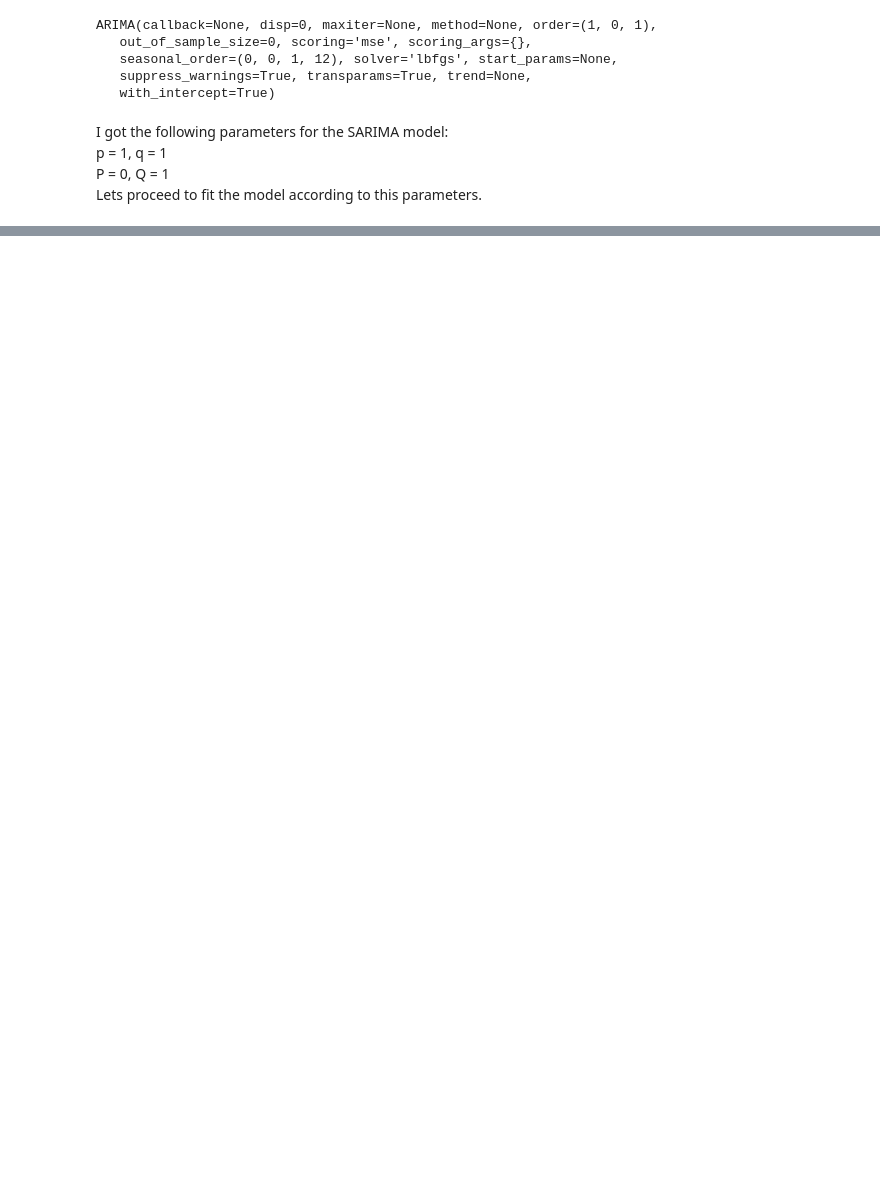
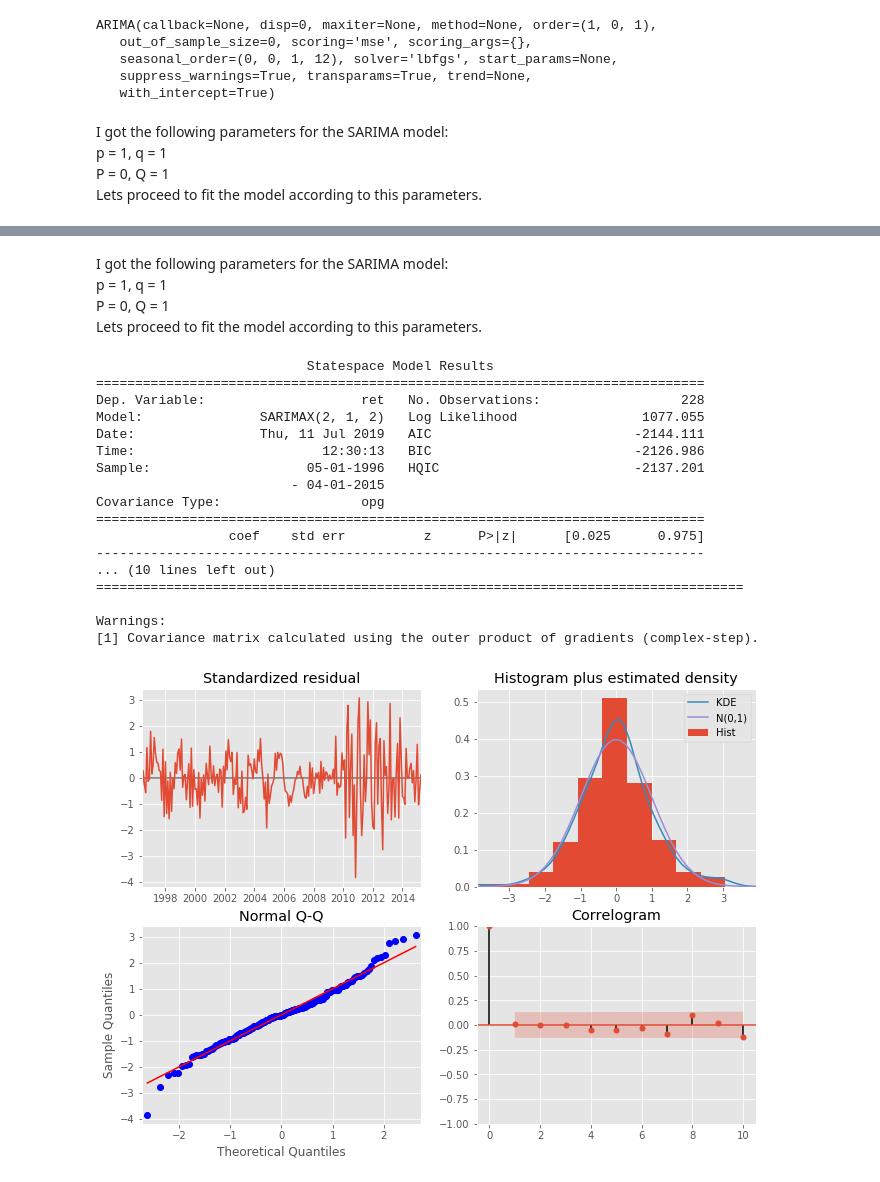
Before and after one commit to feraguilari/dsc-mod-4-project-online-ds-pt-021119, a Jupyter notebook: student.ipynb, the cells around one changed output, grey strips where cells are left out. Cells and saved outputs as stored; diff of their text form; code cells hidden in the pictures; blank space fills up the shorter version.

```diff
--- a/student.ipynb
+++ b/student.ipynb
@@ -569,0 +608,29 @@ test.mean()/0.008441127667917185
+# %% [markdown]
+I got the following parameters for the SARIMA model:<br>
+p = 1, q = 1<br>
+P = 0, Q = 1<br>
+Lets proceed to fit the model according to this parameters.
+# %%
+#Fit the SARIMA model and get results.
+pdq = (2,1,2)
+pdqs = (0,0,0,1)
+train, test, results = model_fit(TS_29461,pdq=pdq,pdqs=pdqs)
+# %% [output]
+                           Statespace Model Results
+==============================================================================
+Dep. Variable:                    ret   No. Observations:                  228
+Model:               SARIMAX(2, 1, 2)   Log Likelihood                1077.055
+Date:                Thu, 11 Jul 2019   AIC                          -2144.111
+Time:                        12:30:13   BIC                          -2126.986
+Sample:                    05-01-1996   HQIC                         -2137.201
+                         - 04-01-2015
+Covariance Type:                  opg
+==============================================================================
+                 coef    std err          z      P>|z|      [0.025      0.975]
+------------------------------------------------------------------------------
+... (10 lines left out)
+===================================================================================
+
+Warnings:
+[1] Covariance matrix calculated using the outer product of gradients (complex-step).
+[figure, added]
```
Also changed, not shown: parts of 64 cells of this notebook.
